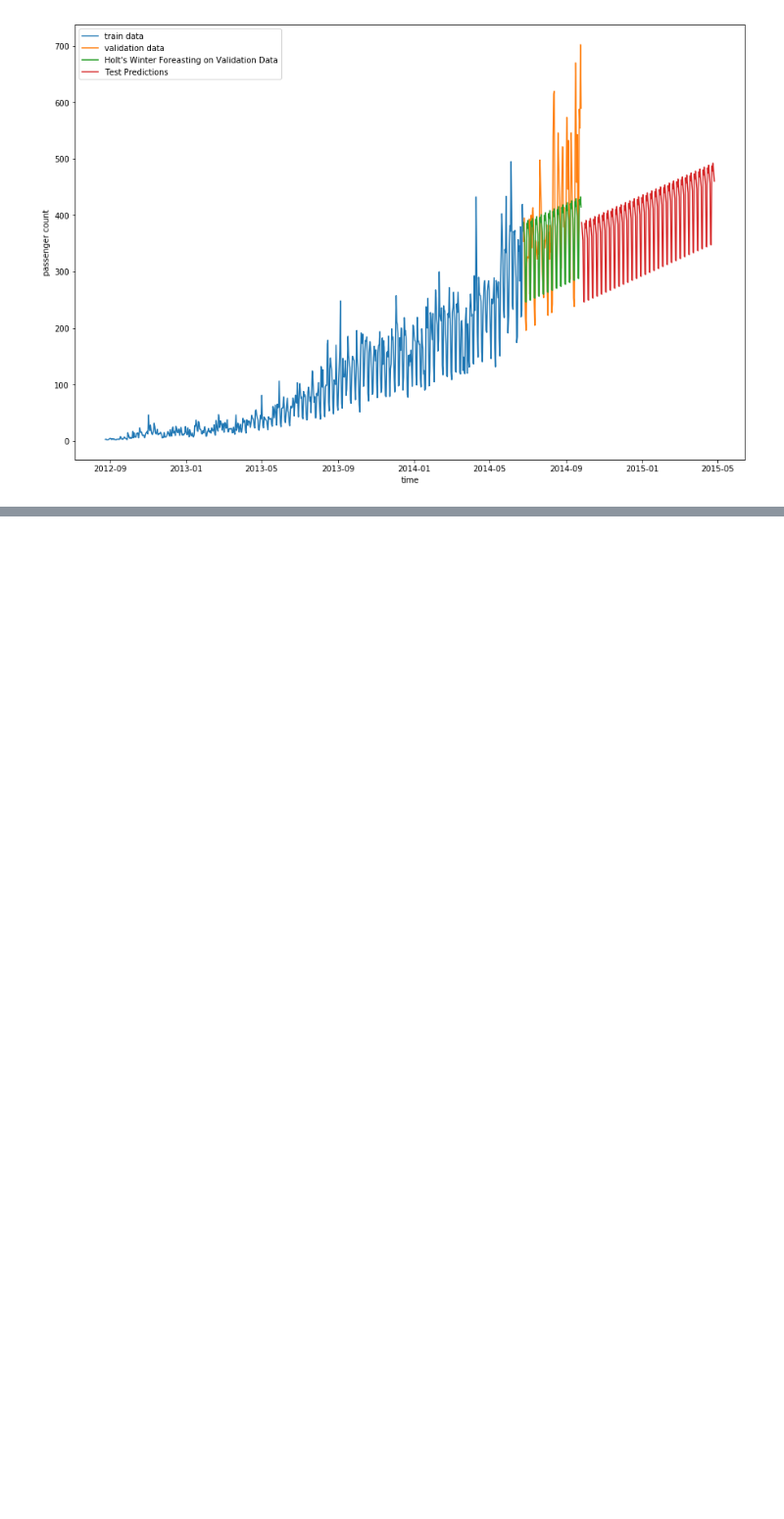
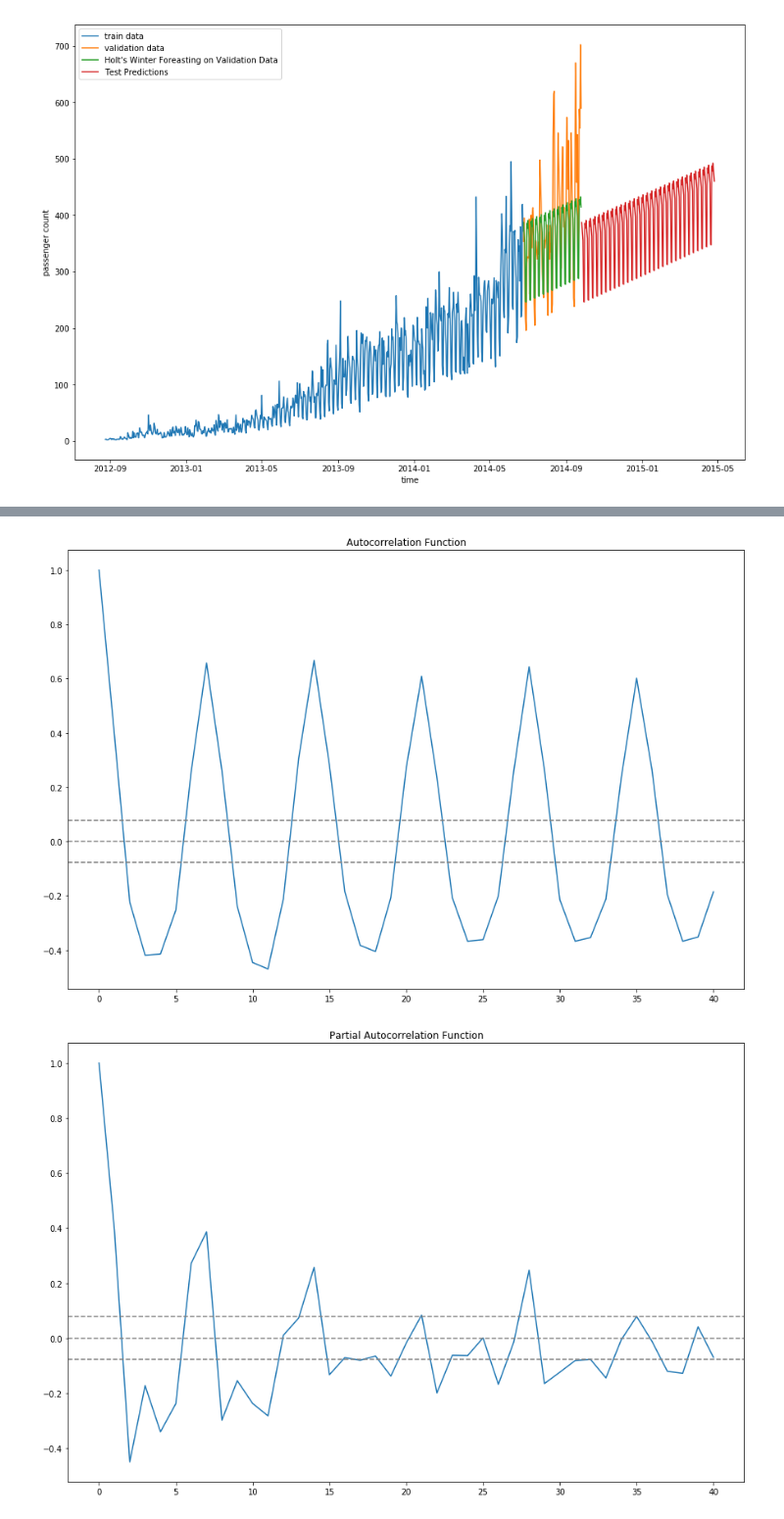
Before and after one commit to TheAbhishekJha/TimeSeries, a Jupyter notebook: TSnotebook.ipynb, the cells around one changed output, grey strips where cells are left out. Shown at 98% size. Cells and saved outputs as stored; diff of their text form; code cells hidden in the pictures; blank space fills up the shorter version.

```diff
--- a/TSnotebook.ipynb
+++ b/TSnotebook.ipynb
@@ -623,0 +721,19 @@ plt.legend(['train data','validation data',"Holt's Winter Foreasting on Validati
+# %%
+lag_acf = acf(train_log_decompose, nlags=40)
+lag_pacf = pacf(train_log_decompose, nlags=40, method='ols')
+# %%
+plt.plot(lag_acf)
+plt.axhline(y=0,linestyle='--',color='gray')
+plt.axhline(y=-1.96/np.sqrt(len(train_log_decompose)),linestyle='--',color='gray')
+plt.axhline(y=1.96/np.sqrt(len(train_log_decompose)),linestyle='--',color='gray')
+plt.title('Autocorrelation Function')
+plt.show()
+plt.plot(lag_pacf)
+plt.axhline(y=0,linestyle='--',color='gray')
+plt.axhline(y=-1.96/np.sqrt(len(train_log_decompose)),linestyle='--',color='gray')
+plt.axhline(y=1.96/np.sqrt(len(train_log_decompose)),linestyle='--',color='gray')
+plt.title('Partial Autocorrelation Function')
+plt.show()
+# %% [output]
+[figure, added]
+[figure, added]
```
Also changed, not shown: parts of 33 cells of this notebook.
